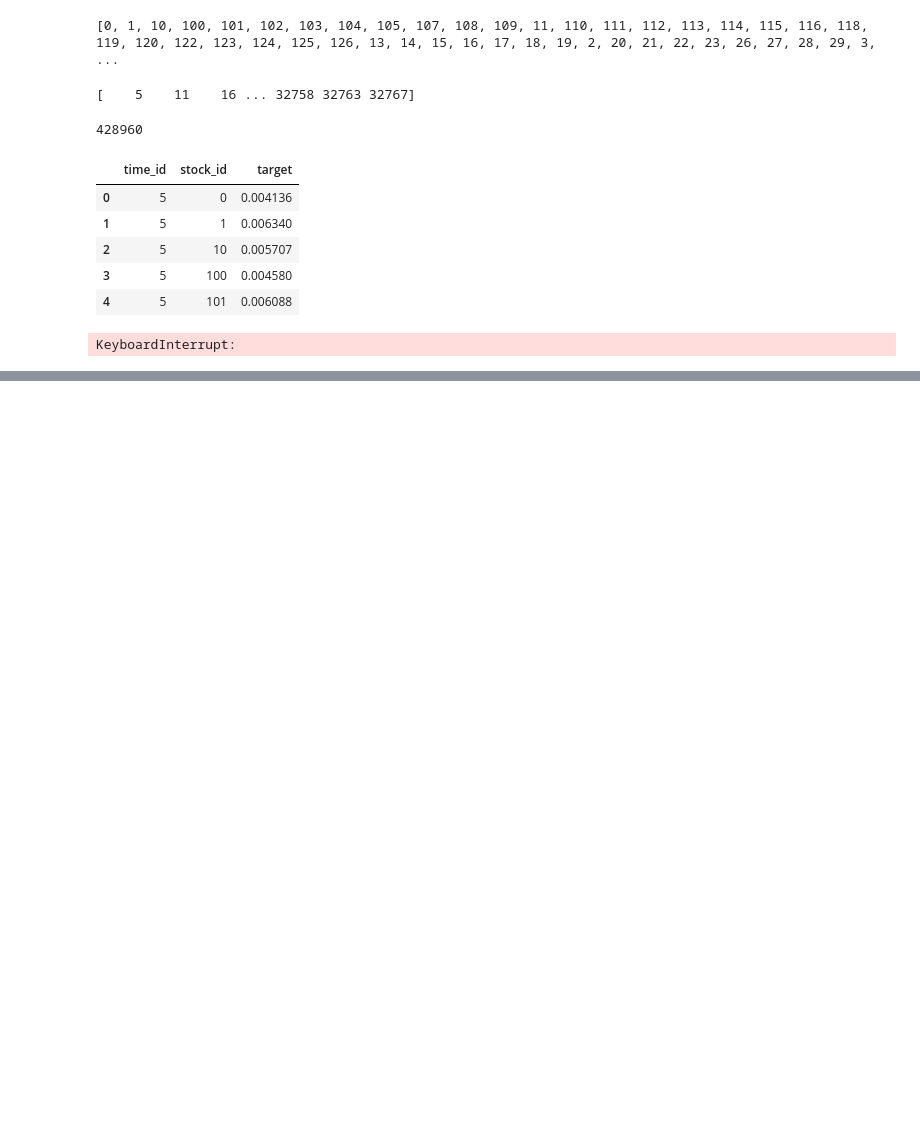
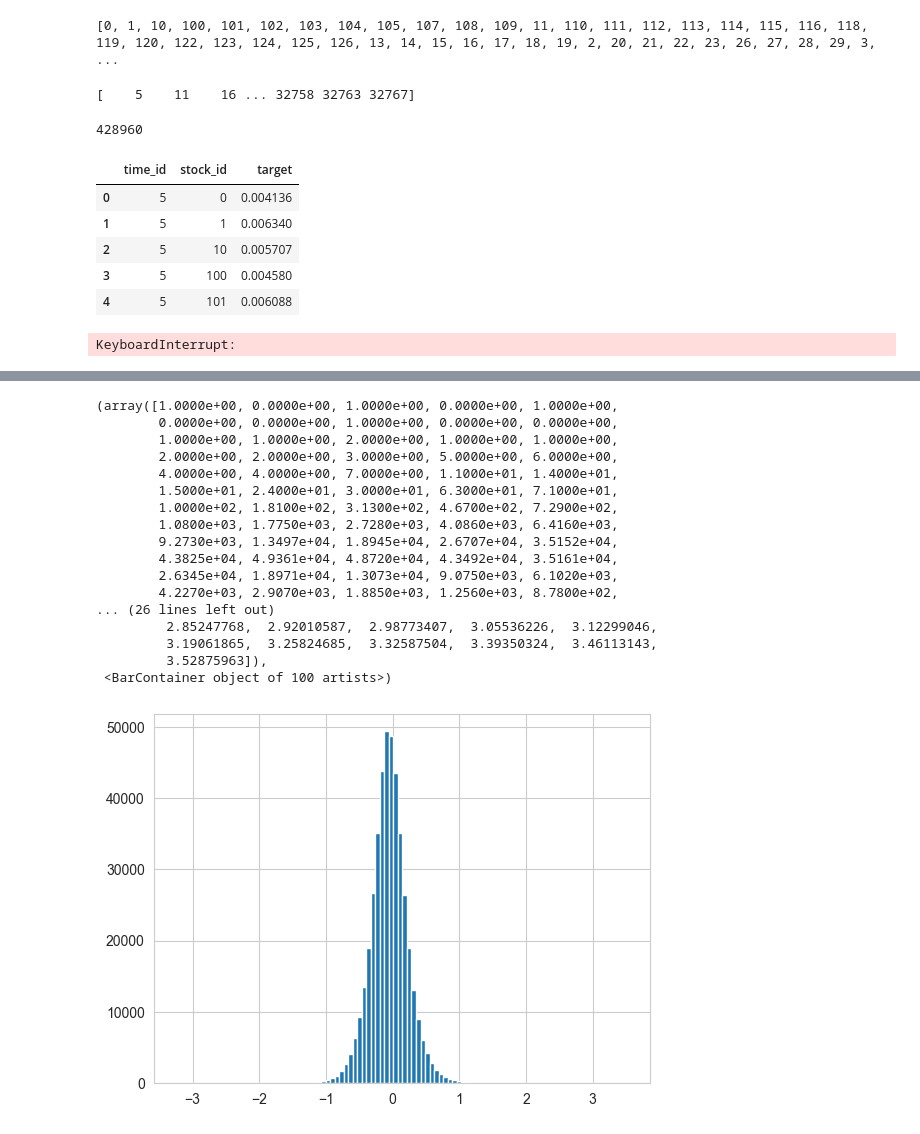
Before and after one commit to petepony/meow_meow, a Jupyter notebook: explo.ipynb, the cells around one changed output, grey strips where cells are left out. Drawn from its saved outputs; the diff is of its cells as text; code cells hidden in the pictures; blank space fills up the shorter version.

```diff
--- a/explo.ipynb
+++ b/explo.ipynb
@@ -105,0 +154,23 @@ KeyboardInterrupt:
+# %%
+ratio = vols[:, 1] / vols[:, 0]
+# %%
+plt.hist(np.log(ratio), bins=100)
+# %% [output]
+(array([1.0000e+00, 0.0000e+00, 1.0000e+00, 0.0000e+00, 1.0000e+00,
+        0.0000e+00, 0.0000e+00, 1.0000e+00, 0.0000e+00, 0.0000e+00,
+        1.0000e+00, 1.0000e+00, 2.0000e+00, 1.0000e+00, 1.0000e+00,
+        2.0000e+00, 2.0000e+00, 3.0000e+00, 5.0000e+00, 6.0000e+00,
+        4.0000e+00, 4.0000e+00, 7.0000e+00, 1.1000e+01, 1.4000e+01,
+        1.5000e+01, 2.4000e+01, 3.0000e+01, 6.3000e+01, 7.1000e+01,
+        1.0000e+02, 1.8100e+02, 3.1300e+02, 4.6700e+02, 7.2900e+02,
+        1.0800e+03, 1.7750e+03, 2.7280e+03, 4.0860e+03, 6.4160e+03,
+        9.2730e+03, 1.3497e+04, 1.8945e+04, 2.6707e+04, 3.5152e+04,
+        4.3825e+04, 4.9361e+04, 4.8720e+04, 4.3492e+04, 3.5161e+04,
+        2.6345e+04, 1.8971e+04, 1.3073e+04, 9.0750e+03, 6.1020e+03,
+        4.2270e+03, 2.9070e+03, 1.8850e+03, 1.2560e+03, 8.7800e+02,
+... (26 lines left out)
+         2.85247768,  2.92010587,  2.98773407,  3.05536226,  3.12299046,
+         3.19061865,  3.25824685,  3.32587504,  3.39350324,  3.46113143,
+         3.52875963]),
+ <BarContainer object of 100 artists>)
+[figure, added]
```
Also changed, not shown: parts of 10 cells of this notebook.
